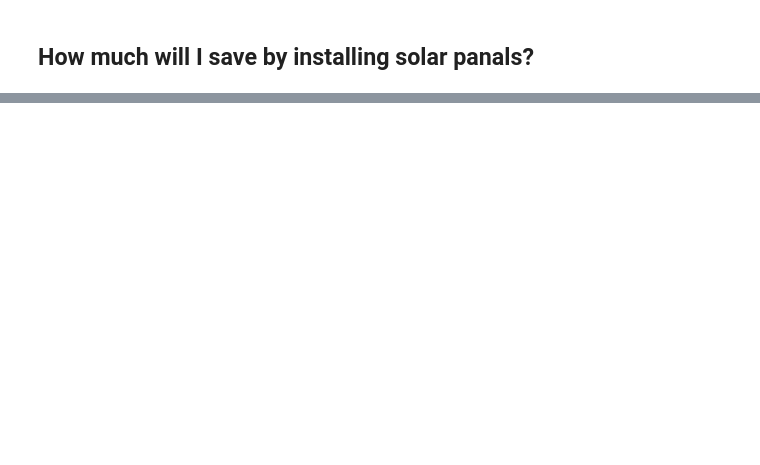
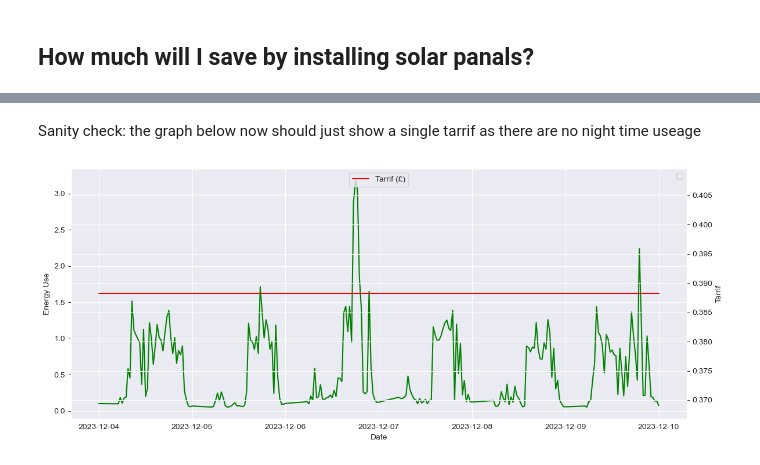
Before and after one commit to nickmalleson/playground, a Jupyter notebook: energy_use/energy_use2.ipynb, the cells around one changed output, grey strips where cells are left out. Cells and saved outputs as stored; diff of their text form; code cells hidden in the pictures; blank space fills up the shorter version.

Commit message:
added analysis of daytime usage

```diff
--- a/energy_use/energy_use2.ipynb
+++ b/energy_use/energy_use2.ipynb
@@ -380,0 +379,3 @@ Want to estimate new costs after installing heat pump. Need to create some bench
+# %%
+df_daytime = df.between_time('04:30', '00:30', inclusive="neither")
+df_daytime
@@ -380,0 +397,21 @@ Want to estimate new costs after installing heat pump. Need to create some bench
+# %% [markdown]
+Sanity check: the graph below now should just show a single tarrif as there are no night time useage
+# %%
+temp = df_daytime.loc[datetime.fromisoformat("2023-12-04"):datetime.fromisoformat("2023-12-10"),]
+
+fig, ax = plt.subplots(figsize=(12,5))
+ax2 = ax.twinx()
+
+ax.set_xlabel('Date')
+ax.set_ylabel('Energy Use')
+ax.legend(["energy use"])
+ax.plot(temp['energy'], color='green')
+
+ax2.plot(temp['tarrif'], color='red')
+ax2.set_ylabel('Tarrif')
+ax2.legend(['Tarrif (£)'], loc='upper center')
+
+plt.tight_layout()
+plt.show()
+# %% [output]
+[figure, added]
```
Also changed, not shown: parts of 19 cells of this notebook.
